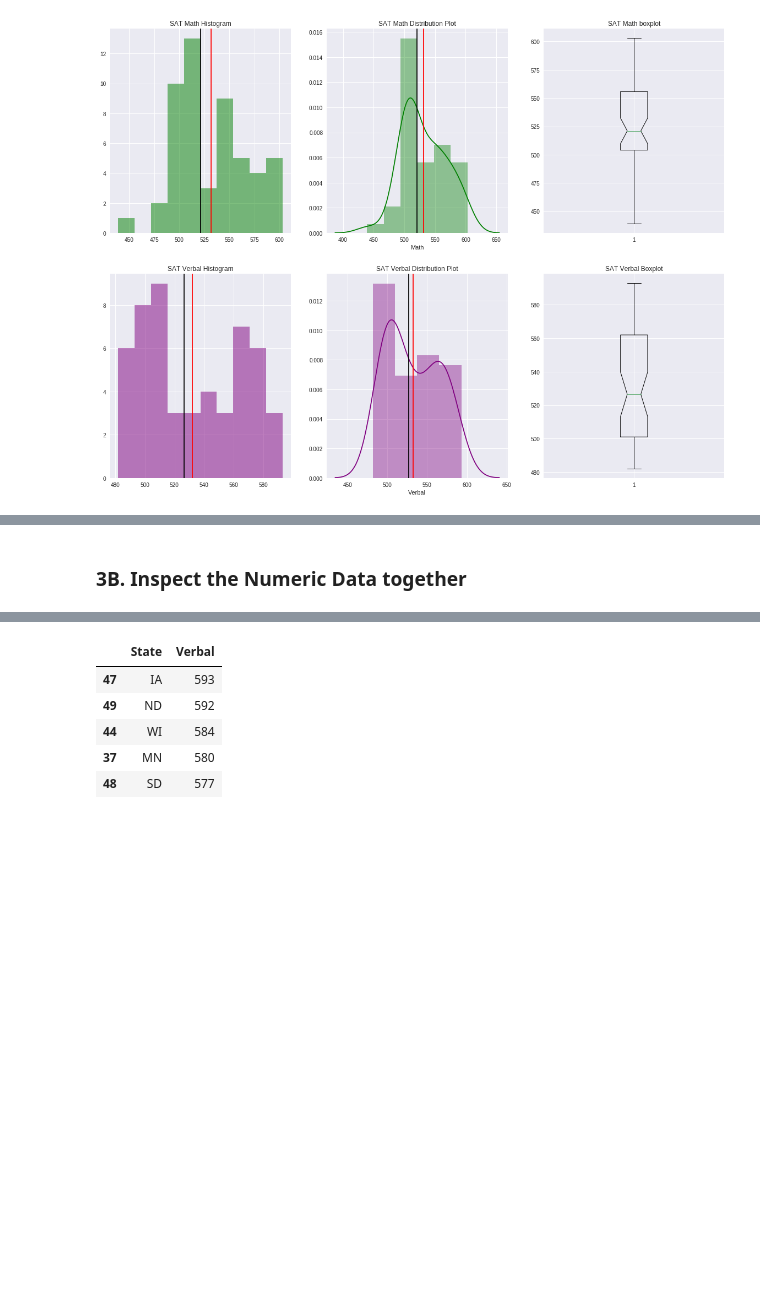
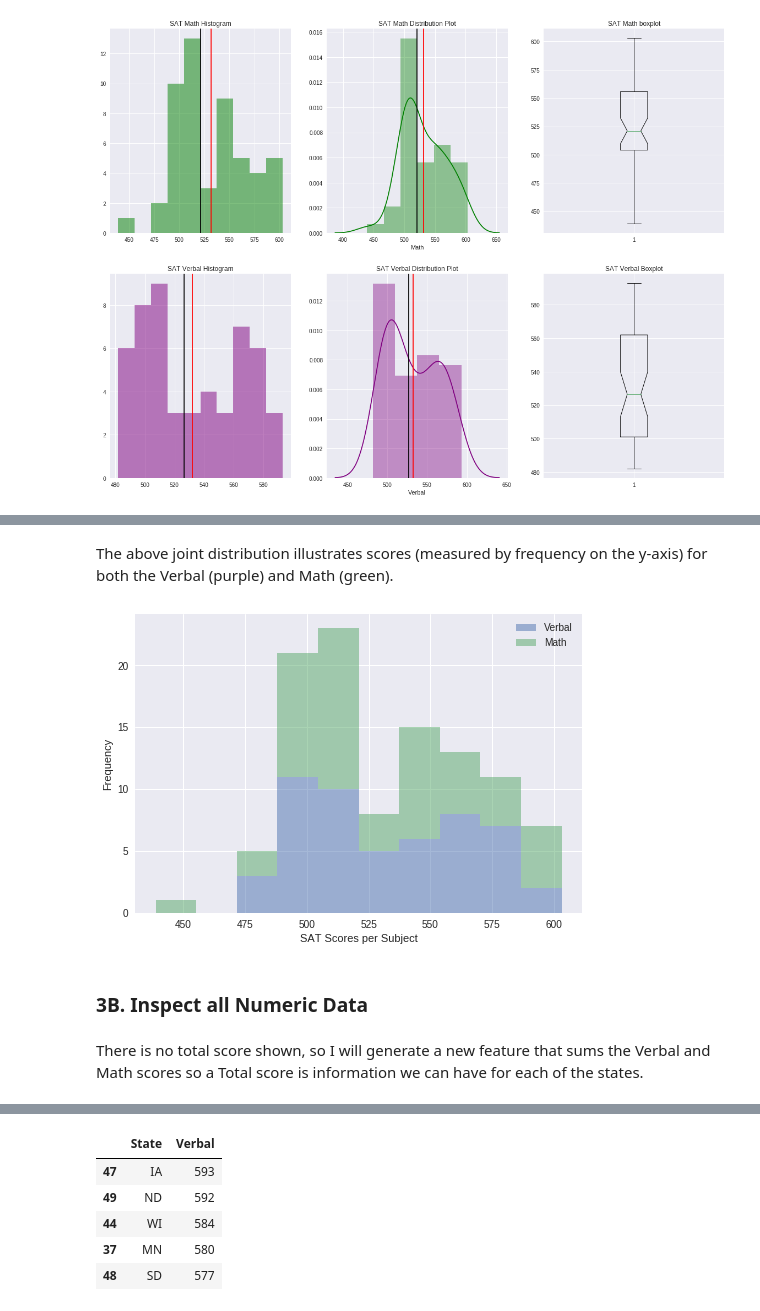
Before and after one commit to godsylla/Civic-Data-Analysis, a Jupyter notebook: ipynb/Civic-Data-Analysis.ipynb, the cells around one changed output, grey strips where cells are left out. Drawn from its saved outputs; the diff is of its cells as text; code cells hidden in the pictures; blank space fills up the shorter version.

```diff
--- a/ipynb/Civic-Data-Analysis.ipynb
+++ b/ipynb/Civic-Data-Analysis.ipynb
@@ -378,2 +375,13 @@ This
+# %% [markdown]
+The above joint distribution illustrates scores (measured by frequency on the y-axis) for both the Verbal (purple) and Math (green).
+# %%
+verbal_math_df = sat_scores_df[['Verbal', 'Math']]
+_ = verbal_math_df.plot.hist(stacked=True, alpha=0.5, bins=10)
+plt.xlabel('SAT Scores per Subject')
+plt.show()
+# %% [output]
+[figure, added]
 # %% [markdown]
-### 3B. Inspect the Numeric Data together
+### 3B. Inspect all Numeric Data
+# %% [markdown]
+There is no total score shown, so I will generate a new feature that sums the Verbal and Math scores so a Total score is information we can have for each of the states.
```
Also changed, not shown: parts of 29 cells of this notebook.
